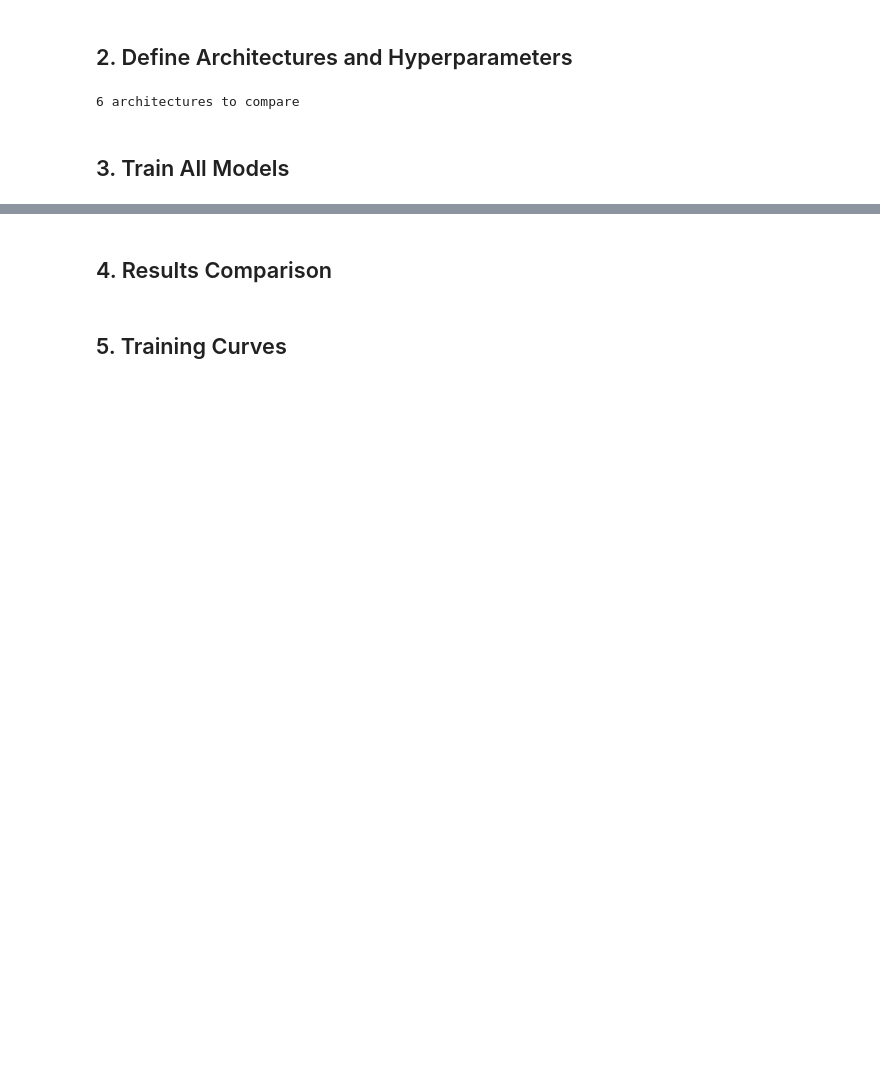
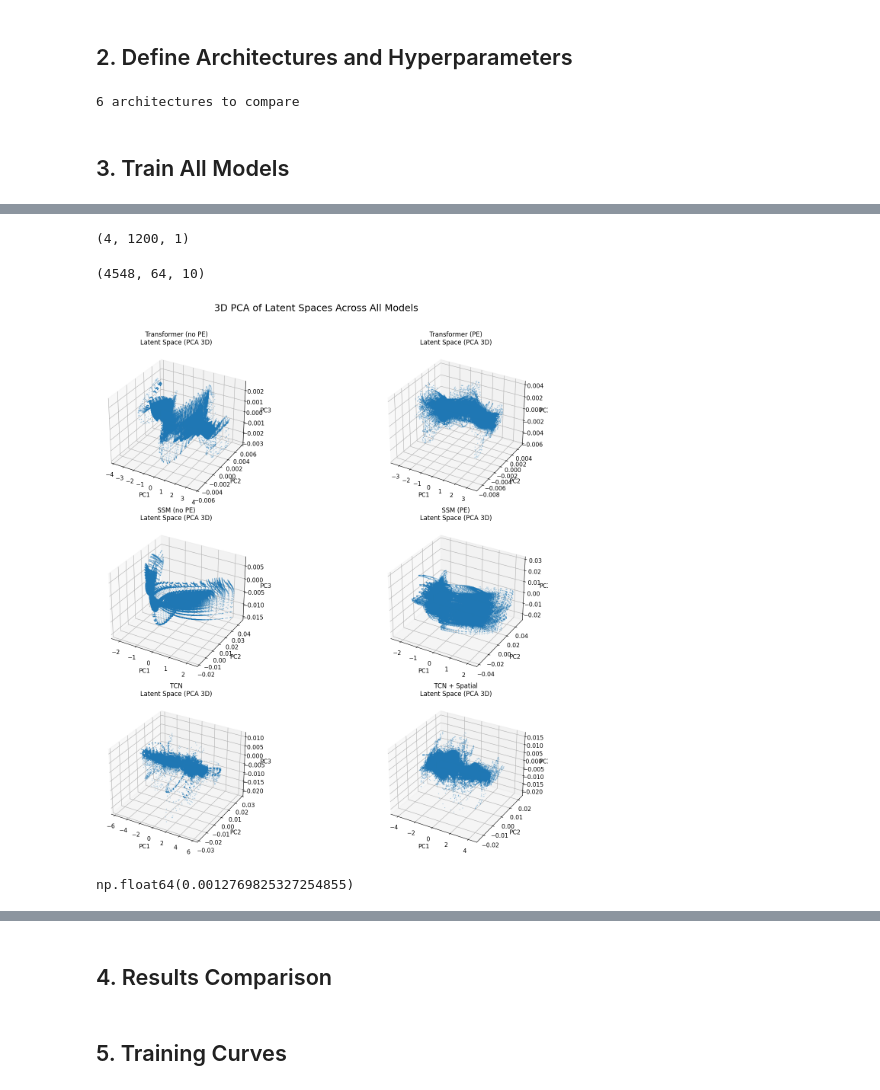
Before and after one commit to adamjeisen/JacobianODE, a Jupyter notebook: _jupyter/_sandbox/2026-02-19 - Sequence Encoders.ipynb, the cells around one changed output, grey strips where cells are left out. Cells and saved outputs as stored; diff of their text form; code cells hidden in the pictures; blank space fills up the shorter version.

```diff
--- a/_jupyter/_sandbox/2026-02-19 - Sequence Encoders.ipynb
+++ b/_jupyter/_sandbox/2026-02-19 - Sequence Encoders.ipynb
@@ -278,0 +324,39 @@ OrderedDict([('Transformer (no PE)',
+# %%
+test_data.shape
+# %% [output]
+(4, 1200, 1)
+# %%
+results["Transformer (no PE)"]['model'].transform(test_data).shape
+# %% [output]
+(4548, 64, 10)
+# %%
+from sklearn.decomposition import PCA
+from mpl_toolkits.mplot3d import Axes3D
+
+# List of model names to match the order of your plots/results
+model_names = list(results.keys())
+n_models = len(model_names)
+assert n_models == 6, "Expected 6 models!"
+
+fig = plt.figure(figsize=(18, 14))
+for i, name in enumerate(model_names):
+    latent = results[name]['latent']  # shape: (n_windows, T, D_latent)
+    latent_flat = latent.reshape(-1, latent.shape[-1])
+
+    # Fit PCA on this model's latents
+    pca = PCA(n_components=3)
+    lat_3d = pca.fit_transform(latent_flat)
+
+    ax = fig.add_subplot(3, 2, i+1, projection='3d')
+    ax.scatter(lat_3d[:, 0], lat_3d[:, 1], lat_3d[:, 2],
+               s=0.5, alpha=0.3, c='tab:blue')
+    ax.set_title(f'{name}\nLatent Space (PCA 3D)', fontsize=12)
+    ax.set_xlabel('PC1')
+    ax.set_ylabel('PC2')
+    ax.set_zlabel('PC3')
+
+plt.tight_layout()
+plt.suptitle('3D PCA of Latent Spaces Across All Models', fontsize=18, y=1.04)
+plt.show()
+# %% [output]
+[figure, added]
@@ -278,0 +413,4 @@ OrderedDict([('Transformer (no PE)',
+# %%
+smoothness_relative(sliding_windows(test_full, TIME_WINDOW))
+# %% [output]
+np.float64(0.0012769825327254855)
```
Also changed, not shown: parts of 8 cells of this notebook, 1 other file.
